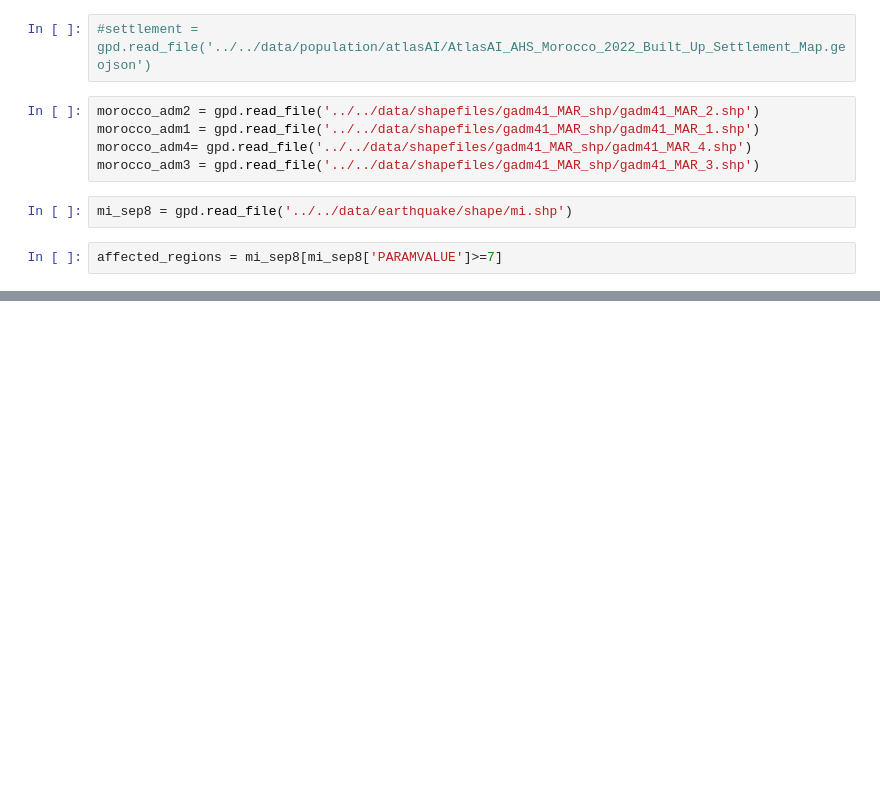
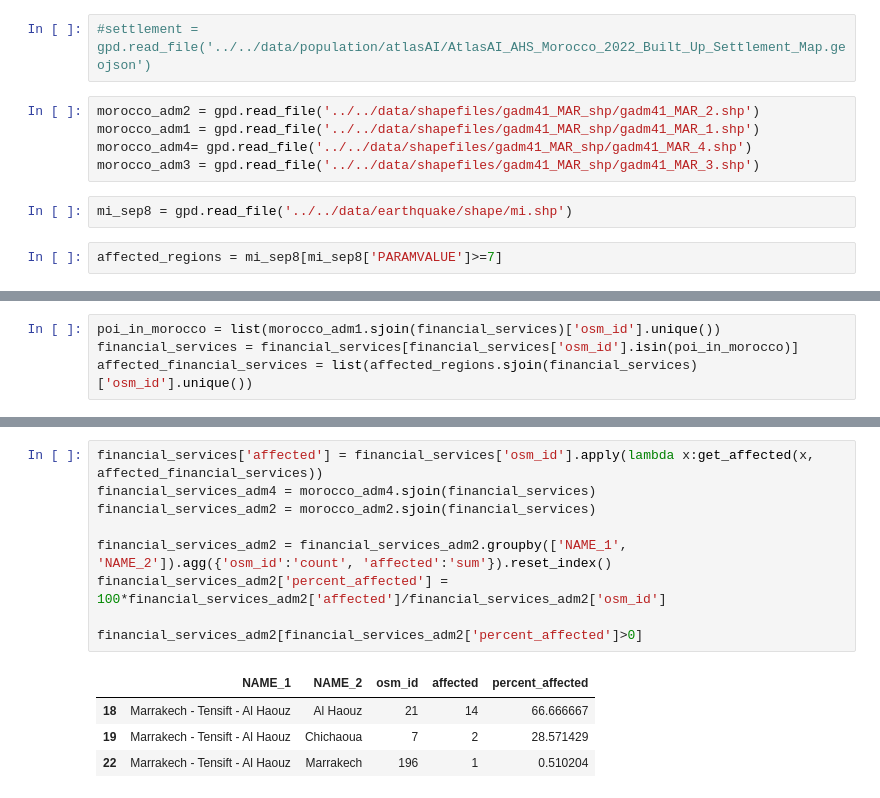
Before and after one commit to datapartnership/morocco-earthquake-impact, a Jupyter notebook: notebooks/population/settlement.ipynb, the cells around one changed output, grey strips where cells are left out. Cells and saved outputs as stored; diff of their text form; blank space fills up the shorter version.

```diff
--- a/notebooks/population/settlement.ipynb
+++ b/notebooks/population/settlement.ipynb
@@ -212,0 +46,4 @@ Text(-0.35, -0.05, 'Source: Settlement layer from Atlas AI, earthquake intensity
+# %%
+poi_in_morocco = list(morocco_adm1.sjoin(financial_services)['osm_id'].unique())
+financial_services = financial_services[financial_services['osm_id'].isin(poi_in_morocco)]
+affected_financial_services = list(affected_regions.sjoin(financial_services)['osm_id'].unique())
@@ -212,0 +91,14 @@ Text(-0.35, -0.05, 'Source: Settlement layer from Atlas AI, earthquake intensity
+# %%
+financial_services['affected'] = financial_services['osm_id'].apply(lambda x:get_affected(x, affected_financial_services))
+financial_services_adm4 = morocco_adm4.sjoin(financial_services)
+financial_services_adm2 = morocco_adm2.sjoin(financial_services)
+
+financial_services_adm2 = financial_services_adm2.groupby(['NAME_1', 'NAME_2']).agg({'osm_id':'count', 'affected':'sum'}).reset_index()
+financial_services_adm2['percent_affected'] = 100*financial_services_adm2['affected']/financial_services_adm2['osm_id']
+
+financial_services_adm2[financial_services_adm2['percent_affected']>0]
+# %% [output]
+|  | NAME_1 | NAME_2 | osm_id | affected | percent_affected |
+| 18 | Marrakech - Tensift - Al Haouz | Al Haouz | 21 | 14 | 66.666667 |
+| 19 | Marrakech - Tensift - Al Haouz | Chichaoua | 7 | 2 | 28.571429 |
+| 22 | Marrakech - Tensift - Al Haouz | Marrakech | 196 | 1 | 0.510204 |
```
Also changed, not shown: parts of 53 cells of this notebook.
